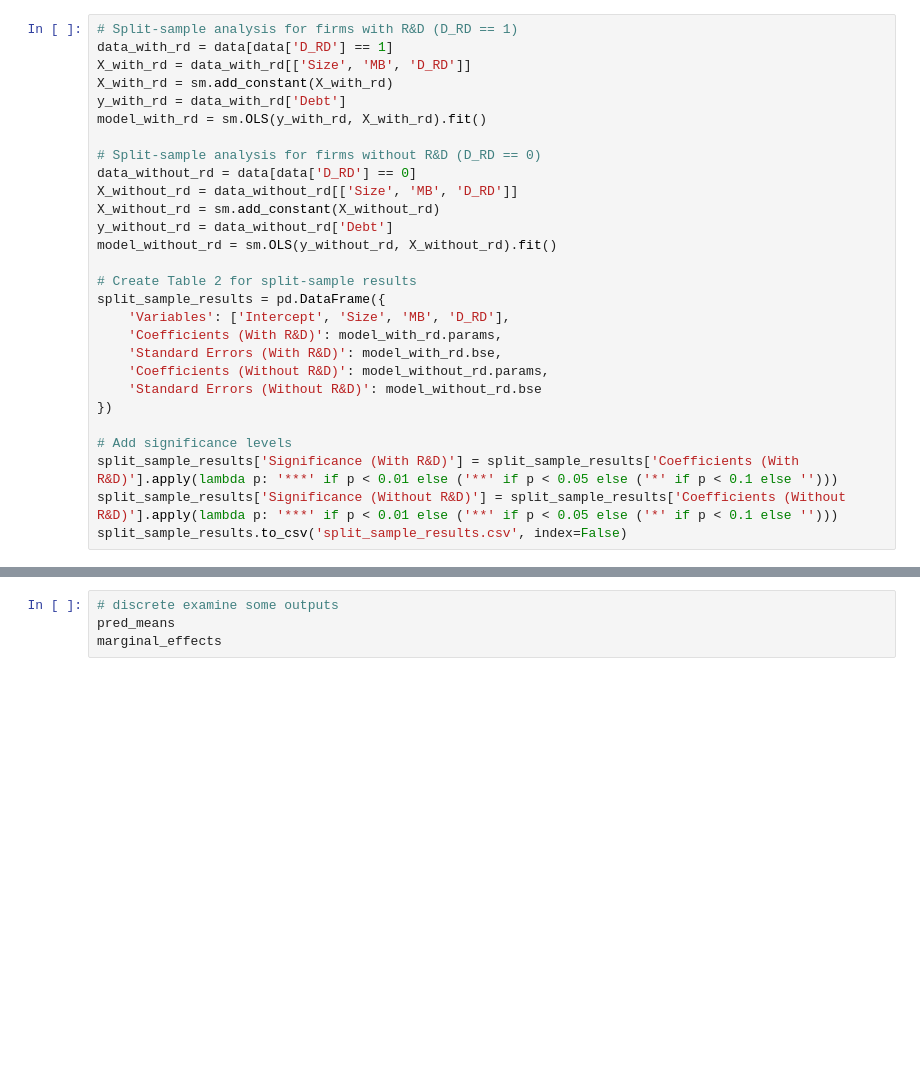
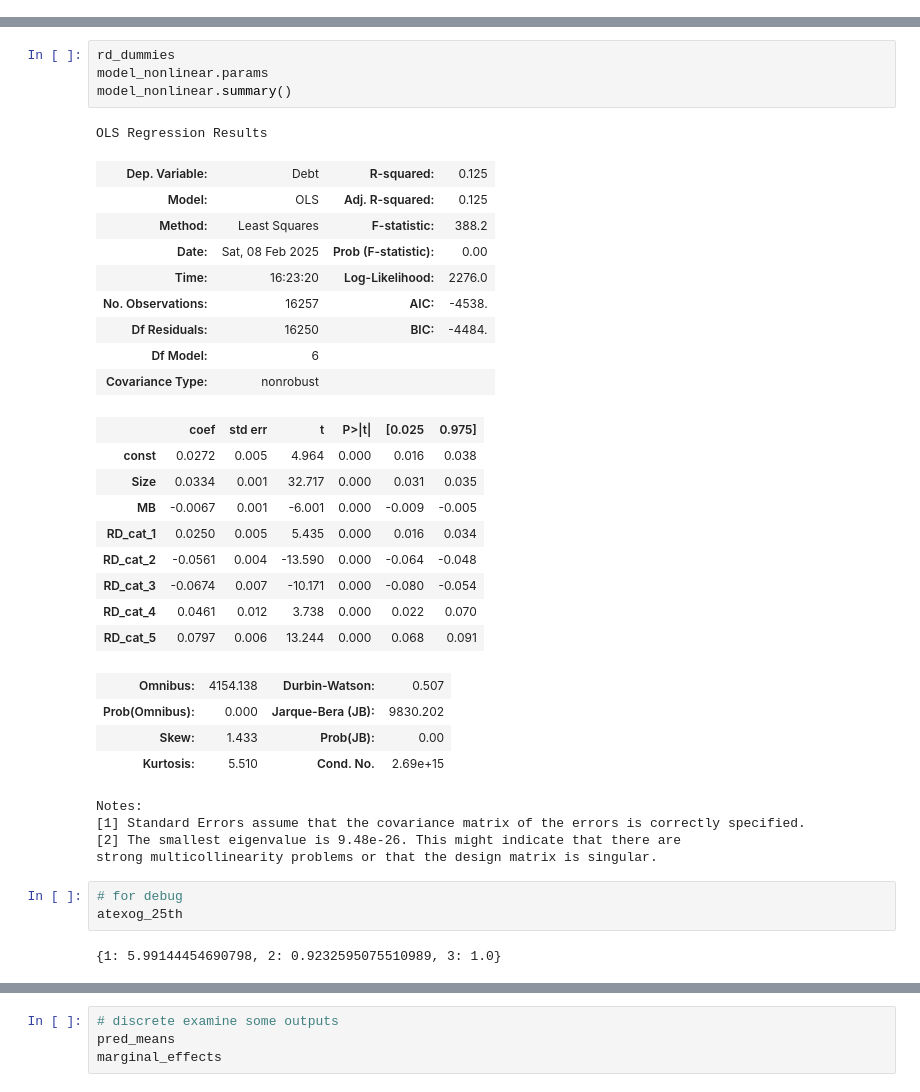
Before and after one commit to azazhang/Workspace-for-Corporate-Finance, a Jupyter notebook: assignment.ipynb, the cells around one changed output, grey strips where cells are left out. Drawn from its saved outputs; the diff is of its cells as text; blank space fills up the shorter version.

```diff
--- a/assignment.ipynb
+++ b/assignment.ipynb
@@ -124,28 +54,0 @@ Notes:
-# %%
-# Split-sample analysis for firms with R&D (D_RD == 1)
-data_with_rd = data[data['D_RD'] == 1]
-X_with_rd = data_with_rd[['Size', 'MB', 'D_RD']]
-X_with_rd = sm.add_constant(X_with_rd)
-y_with_rd = data_with_rd['Debt']
-model_with_rd = sm.OLS(y_with_rd, X_with_rd).fit()
-
-# Split-sample analysis for firms without R&D (D_RD == 0)
-data_without_rd = data[data['D_RD'] == 0]
-X_without_rd = data_without_rd[['Size', 'MB', 'D_RD']]
-X_without_rd = sm.add_constant(X_without_rd)
-y_without_rd = data_without_rd['Debt']
-model_without_rd = sm.OLS(y_without_rd, X_without_rd).fit()
-
-# Create Table 2 for split-sample results
-split_sample_results = pd.DataFrame({
-    'Variables': ['Intercept', 'Size', 'MB', 'D_RD'],
-    'Coefficients (With R&D)': model_with_rd.params,
-    'Standard Errors (With R&D)': model_with_rd.bse,
-    'Coefficients (Without R&D)': model_without_rd.params,
-    'Standard Errors (Without R&D)': model_without_rd.bse
-})
-
-# Add significance levels
-split_sample_results['Significance (With R&D)'] = split_sample_results['Coefficients (With R&D)'].apply(lambda p: '***' if p < 0.01 else ('**' if p < 0.05 else ('*' if p < 0.1 else '')))
-split_sample_results['Significance (Without R&D)'] = split_sample_results['Coefficients (Without R&D)'].apply(lambda p: '***' if p < 0.01 else ('**' if p < 0.05 else ('*' if p < 0.1 else '')))
-split_sample_results.to_csv('split_sample_results.csv', index=False)
@@ -152,3 +213,40 @@ split_sample_results.to_csv('split_sample_results.csv', index=False)
+# %%
+rd_dummies
+model_nonlinear.params
+model_nonlinear.summary()
+# %% [output]
+OLS Regression Results
+| Dep. Variable: | Debt | R-squared: | 0.125 |
+| Model: | OLS | Adj. R-squared: | 0.125 |
+| Method: | Least Squares | F-statistic: | 388.2 |
+| Date: | Sat, 08 Feb 2025 | Prob (F-statistic): | 0.00 |
+| Time: | 16:23:20 | Log-Likelihood: | 2276.0 |
+| No. Observations: | 16257 | AIC: | -4538. |
+| Df Residuals: | 16250 | BIC: | -4484. |
+| Df Model: | 6 |  |  |
+| Covariance Type: | nonrobust |  |  |
+|  | coef | std err | t | P>|t| | [0.025 | 0.975] |
+| const | 0.0272 | 0.005 | 4.964 | 0.000 | 0.016 | 0.038 |
+| Size | 0.0334 | 0.001 | 32.717 | 0.000 | 0.031 | 0.035 |
+| MB | -0.0067 | 0.001 | -6.001 | 0.000 | -0.009 | -0.005 |
+| RD_cat_1 | 0.0250 | 0.005 | 5.435 | 0.000 | 0.016 | 0.034 |
+| RD_cat_2 | -0.0561 | 0.004 | -13.590 | 0.000 | -0.064 | -0.048 |
+| RD_cat_3 | -0.0674 | 0.007 | -10.171 | 0.000 | -0.080 | -0.054 |
+| RD_cat_4 | 0.0461 | 0.012 | 3.738 | 0.000 | 0.022 | 0.070 |
+| RD_cat_5 | 0.0797 | 0.006 | 13.244 | 0.000 | 0.068 | 0.091 |
+| Omnibus: | 4154.138 | Durbin-Watson: | 0.507 |
+| Prob(Omnibus): | 0.000 | Jarque-Bera (JB): | 9830.202 |
+| Skew: | 1.433 | Prob(JB): | 0.00 |
+| Kurtosis: | 5.510 | Cond. No. | 2.69e+15 |
+Notes:
+[1] Standard Errors assume that the covariance matrix of the errors is correctly specified.
+[2] The smallest eigenvalue is 9.48e-26. This might indicate that there are
+strong multicollinearity problems or that the design matrix is singular.
+# %%
+# for debug
+atexog_25th
+# %% [output]
+{1: 5.99144454690798, 2: 0.9232595075510989, 3: 1.0}
 # %%
 import statsmodels.formula.api as smf
 from statsmodels.discrete.discrete_model import Logit, Probit
```
Also changed, not shown: parts of 13 cells of this notebook, 10 other files.
